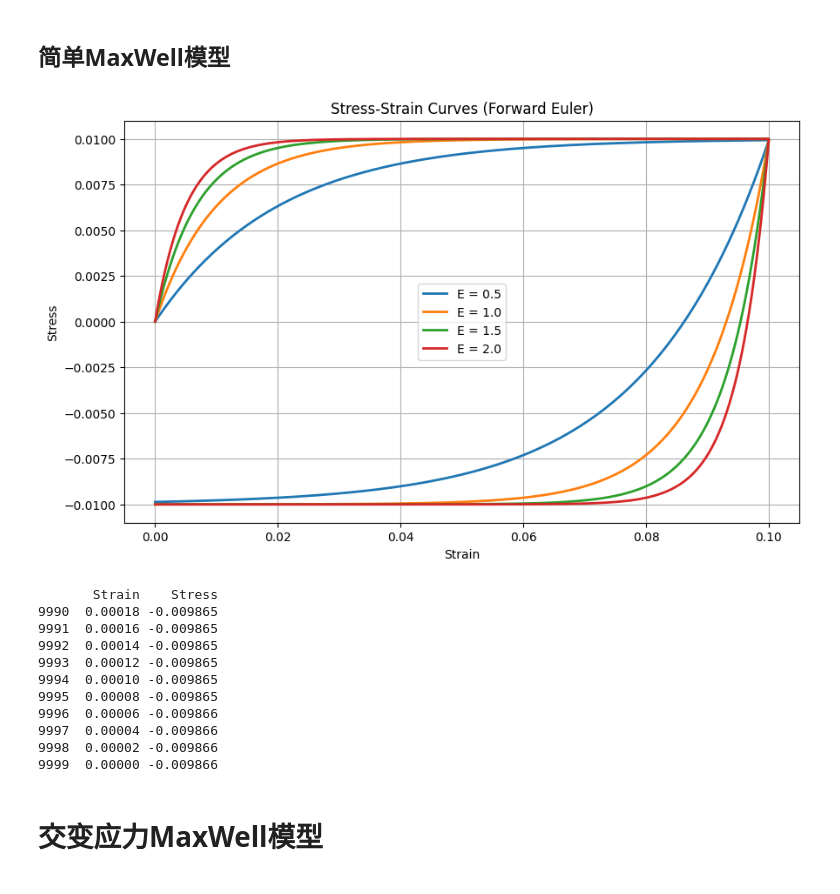
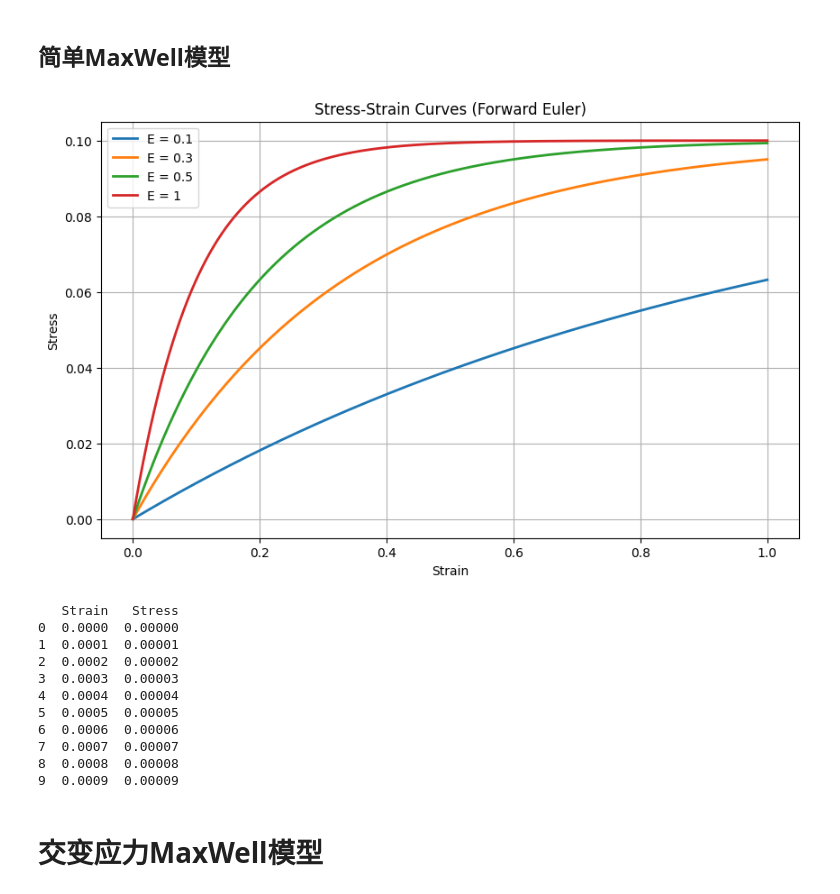
Before and after one commit to xiaolihuamao/Constitutive_Equation, a Jupyter notebook: stress_strain_fitting/data_generator.ipynb, the cells around one changed output. Drawn from its saved outputs; the diff is of its cells as text; code cells hidden in the pictures.

Commit message:
generate stress-strain model data

```diff
--- a/stress_strain_fitting/data_generator.ipynb
+++ b/stress_strain_fitting/data_generator.ipynb
@@ -13,7 +13,7 @@ import matplotlib.pyplot as plt
 + 定义公共对象
 # %%
 # 创建Excel写入器
-writer = pd.ExcelWriter('power_law_data.xlsx', engine='xlsxwriter')
+writer = pd.ExcelWriter('data/power_law_data.xlsx', engine='xlsxwriter')
 # 获取xlsxwriter工作簿和工作表对象
 workbook = writer.book
 # 定义格式
@@ -22,11 +22,11 @@ format1 = workbook.add_format({'num_format': '0.000000000000000'})
 # 参数
 K = 1.0  # 材料常数
 n_values = [0.3, 0.5, 1.0, 1.5, 2.0]  # 幂律指数列表
-epsilon_max = 100  # 最大应变
+epsilon_max = 100  # 最大剪切率
 num_points = 10000   # 数据点数量
 
 # 生成应变数据
-epsilon = np.linspace(0, epsilon_max, num_points)
+epsilon = np.linspace(1, epsilon_max, num_points)
 # 获取当前Jupyter Notebook文件的绝对路径
 
 # 绘制应力-应变曲线
@@ -49,6 +49,7 @@ writer.close()
 
 plt.xlabel('Strain (γ)')
 plt.ylabel('Stress (σ)')
+plt.yscale('log')
 plt.title('Stress-Strain Curves for Different Power Law Indices')
 plt.legend()
 plt.grid(True)
@@ -64,10 +67,10 @@ epsilon_max = 100  # 最大应变
 num_points = 10000   # 数据点数量
 sigma0=1
 # 生成应变数据
-epsilon = np.linspace(0, epsilon_max, num_points)
+epsilon = np.linspace(1, epsilon_max, num_points)
 
 # 创建Excel写入器
-writer = pd.ExcelWriter('bingham_data.xlsx', engine='xlsxwriter')
+writer = pd.ExcelWriter('data/bingham_data.xlsx', engine='xlsxwriter')
 
 # 绘制应力-应变曲线
 plt.figure(figsize=(10, 6))
@@ -90,6 +93,7 @@ writer.close()
 
 plt.xlabel('Strain (γ)')
 plt.ylabel('Stress (σ)')
+plt.yscale('log')
 plt.title('Stress-Strain Curves for Different Power Law Indices')
 plt.legend()
 plt.grid(True)
@@ -108,7 +126,7 @@ print(df.head(10))
 # %%
 # 定义 calc_stress 函数
 def calc_stress(E, eta, max_strain, strain_rate, N):
-    time = np.linspace(0, 2 * max_strain / strain_rate, N)
+    time = np.linspace(0,  max_strain / strain_rate, N)
     strain = np.zeros(N)
     for i in range(N):
         if time[i] < max_strain / strain_rate:
@@ -125,62 +143,61 @@ def calc_stress(E, eta, max_strain, strain_rate, N):
     return time, strain, stress
 
 # 参数
-E_values = [0.5, 1.0, 1.5, 2.0]  # 弹性模量列表
-eta = 1.0  # 粘性系数
-max_strain = 0.1  # 最大应变
-strain_rate = 0.01  # 应变率
+E_values = [0.1, 0.3, 0.5, 1]  # 弹性模量列表
+eta = 1  # 粘性系数
+max_strain = 1  # 最大应变
+strain_rate = 0.1  # 应变率
 N = 10000  # 时间步数
 
 # 创建Excel写入器
-writer = pd.ExcelWriter('simple_maxwell_data.xlsx', engine='xlsxwriter')
+writer = pd.ExcelWriter('data/simple_maxwell_data.xlsx', engine='xlsxwriter')
 
 # 绘制应力-应变曲线
 plt.figure(figsize=(10, 6))
 
 for E in E_values:
     # 计算应力-应变数据
     time, strain, stress = calc_stress(E, eta, max_strain, strain_rate, N)
 
     # 创建DataFrame
     data = pd.DataFrame({'Strain': strain, 'Stress': stress})
 
     # 将数据写入Excel文件的不同工作簿
     data.to_excel(writer, sheet_name=f'E={E}', index=False)
 
     # 绘制曲线
     plt.plot(strain, stress, label=f'E = {E}', linewidth=2)
 
 # 保存Excel文件
 writer.close()
 
 plt.xlabel('Strain')
 plt.ylabel('Stress')
 plt.title('Stress-Strain Curves (Forward Euler)')
 plt.legend()
 plt.grid(True)
-plt.savefig("Forward_Euler.png")
 plt.show()
 # %% [output]
-[figure, old version]
+[figure, new version]
 # %%
 # 读取Excel文件
-file_path = 'simple_maxwell_data.xlsx'
+file_path = 'data/simple_maxwell_data.xlsx'
 df = pd.read_excel(file_path, sheet_name=0)  # 读取第一个工作簿
 
 # 打印前10行数据
 print(df.head(10))
 # %% [output]
-       Strain    Stress
-9990  0.00018 -0.009865
-9991  0.00016 -0.009865
-9992  0.00014 -0.009865
-9993  0.00012 -0.009865
-9994  0.00010 -0.009865
-9995  0.00008 -0.009865
-9996  0.00006 -0.009866
-9997  0.00004 -0.009866
-9998  0.00002 -0.009866
-9999  0.00000 -0.009866
+   Strain   Stress
+0  0.0000  0.00000
+1  0.0001  0.00001
+2  0.0002  0.00002
+3  0.0003  0.00003
+4  0.0004  0.00004
+5  0.0005  0.00005
+6  0.0006  0.00006
+7  0.0007  0.00007
+8  0.0008  0.00008
+9  0.0009  0.00009
 # %% [markdown]
 # 交变应力MaxWell模型
 # %%
```
Also changed, not shown: parts of 7 cells of this notebook, 20 other files.
